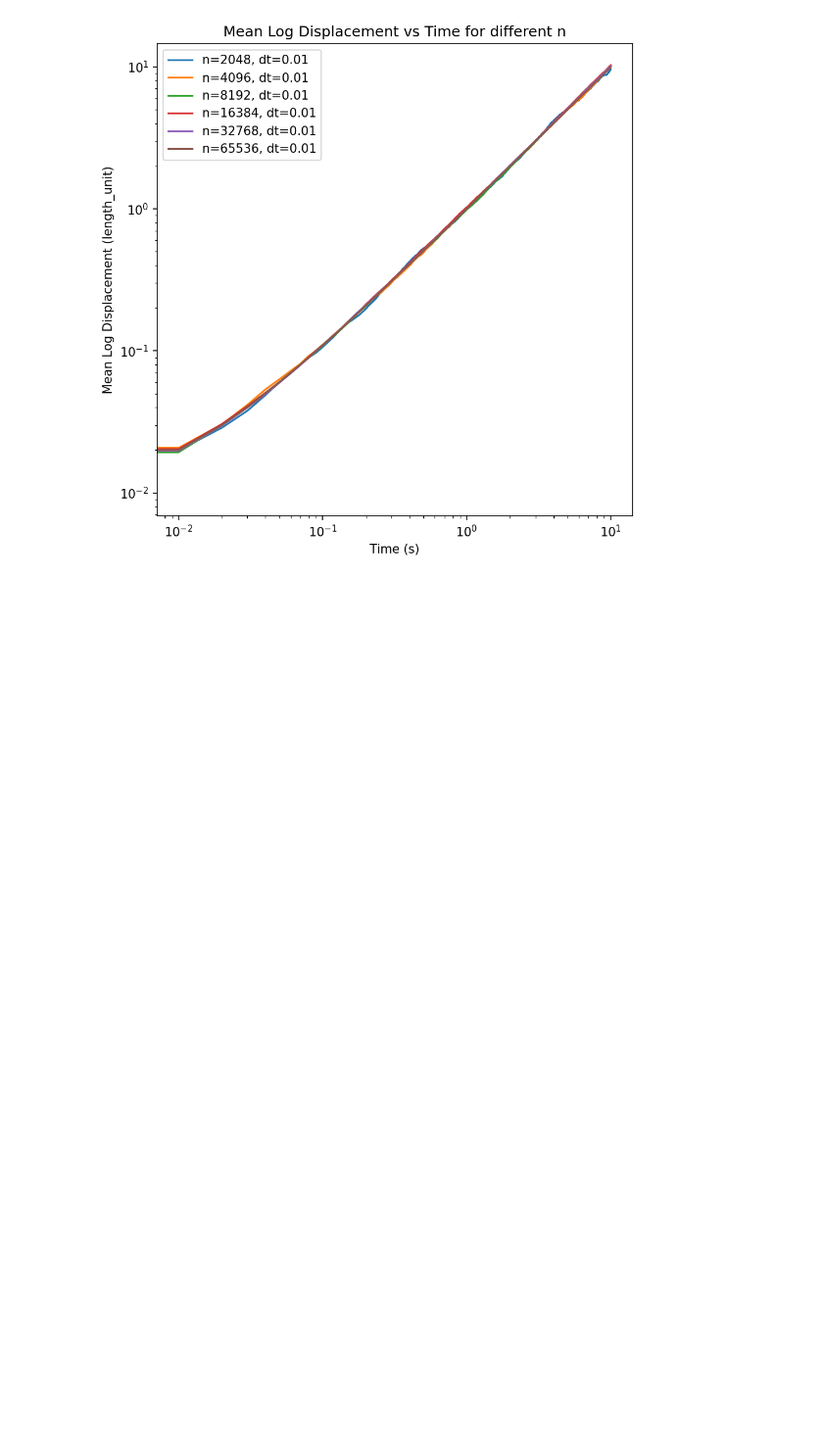
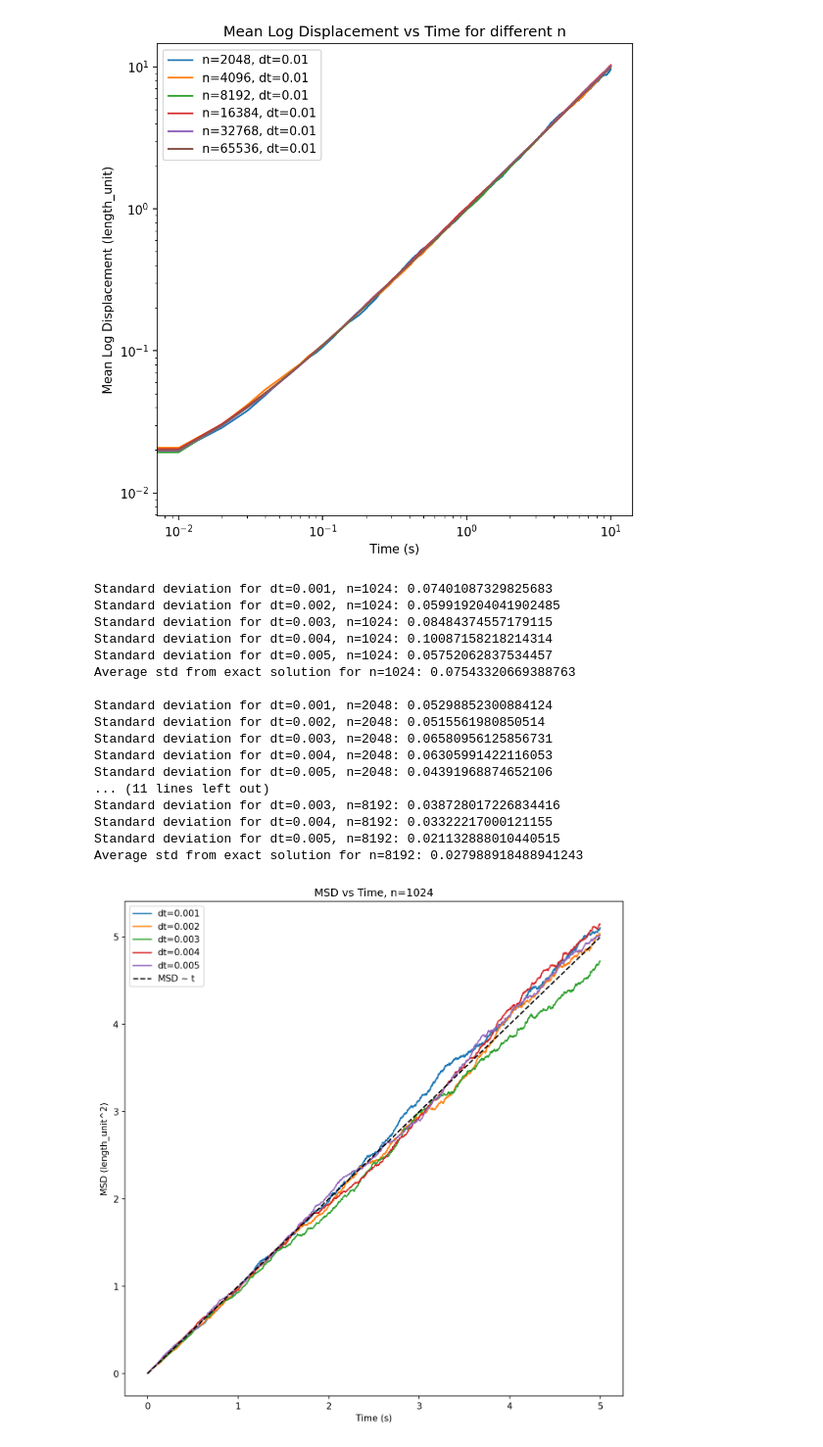
Before and after one commit to Sam-MARTis/Random-Walk-Computation, a Jupyter notebook: Python-Version/main.ipynb, the cells around one changed output. Shown at 98% size. Cells and saved outputs as stored; diff of their text form; code cells hidden in the pictures; blank space fills up the shorter version.

```diff
--- a/Python-Version/main.ipynb
+++ b/Python-Version/main.ipynb
@@ -208,3 +208,66 @@ Log-Log slope for n=65536 and dt=0.01: 0.9964415608091649
 [figure]
 [figure]
 [figure]
+# %%
+def perform_studies_02(n_min, n_factor, n_n, dt_min, dt_max, n_dt, T):
+    A = 1
+
+    for ni in range(n_n):
+        fig, ax = plt.subplots(figsize=(10, 10), dpi=150)
+        n = n_min * (n_factor ** ni)
+        sq_mean_vals = []
+        stds = []
+        for i in range(n_dt):
+            dt = dt_min + i * (dt_max - dt_min) / (n_dt - 1)
+            nt = round(T/dt)
+            x_vals = np.arange(nt) * dt
+            trajs = cp.random.normal(size=(n, nt))
+
+            # print(trajs.shape)
+            trajs = cp.cumsum(trajs, axis=1) * A * np.sqrt(dt)
+            # trajs = (trajs).get()
+            min_val = cp.min(trajs)
+            max_val = cp.max(trajs)
+            trajs_sq = cp.square(trajs)
+            trajs_sq_mean = cp.mean(trajs_sq, axis=0).get()
+            # sq_mean_vals.append([trajs_sq_mean.get()])
+            deviation = trajs_sq_mean - A * A * x_vals
+            std = cp.std(cp.array(deviation), axis=0).get()
+            # std = cp.std(cp.array()).get()
+            ax.plot(x_vals, trajs_sq_mean, label=f"dt={dt}")
+            stds.append(std)
+            print(f"Standard deviation for dt={dt}, n={n}: {std}")
+        print(f"Average std from exact solution for n={n}: {cp.mean(cp.array(stds)).get()}")
+        print(f"")
+        ax.plot(x_vals, A**2 * x_vals, 'k--', label="MSD ~ t")
+        # print(np.array(sq_mean_vals).shape)
+        # sq_mean_vals = cp.array()
+        # sq_mean_vals_std = cp.std(sq_mean_vals, axis=0)
+        # average_std_dev = cp.mean(sq_mean_vals_std)
+        # print(f"Average standard deviation for n={n}: {average_std_dev}")
+        ax.set_xlabel("Time (s)")
+        ax.set_ylabel("MSD (length_unit^2)")
+        ax.set_title(f"MSD vs Time, n={n}")
+        ax.legend()
+        # plt.show()
+# %%
+perform_studies_02(1024, 2, 4, 0.001, 0.005, 5, 5);
+# %% [output]
+Standard deviation for dt=0.001, n=1024: 0.07401087329825683
+Standard deviation for dt=0.002, n=1024: 0.059919204041902485
+Standard deviation for dt=0.003, n=1024: 0.08484374557179115
+Standard deviation for dt=0.004, n=1024: 0.10087158218214314
+Standard deviation for dt=0.005, n=1024: 0.05752062837534457
+Average std from exact solution for n=1024: 0.07543320669388763
+
+Standard deviation for dt=0.001, n=2048: 0.05298852300884124
+Standard deviation for dt=0.002, n=2048: 0.0515561980850514
+Standard deviation for dt=0.003, n=2048: 0.06580956125856731
+Standard deviation for dt=0.004, n=2048: 0.06305991422116053
+Standard deviation for dt=0.005, n=2048: 0.04391968874652106
+... (11 lines left out)
+Standard deviation for dt=0.003, n=8192: 0.038728017226834416
+Standard deviation for dt=0.004, n=8192: 0.03322217000121155
+Standard deviation for dt=0.005, n=8192: 0.021132888010440515
+Average std from exact solution for n=8192: 0.027988918488941243
+[figure, added]
```
Also changed, not shown: parts of 1 cell of this notebook.
